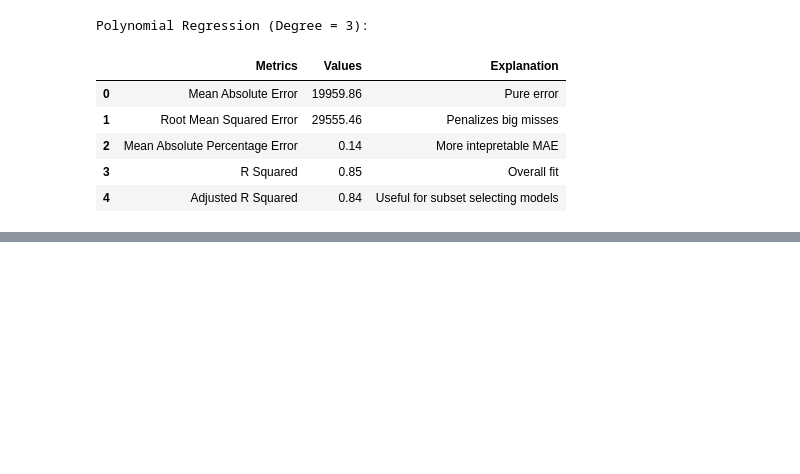
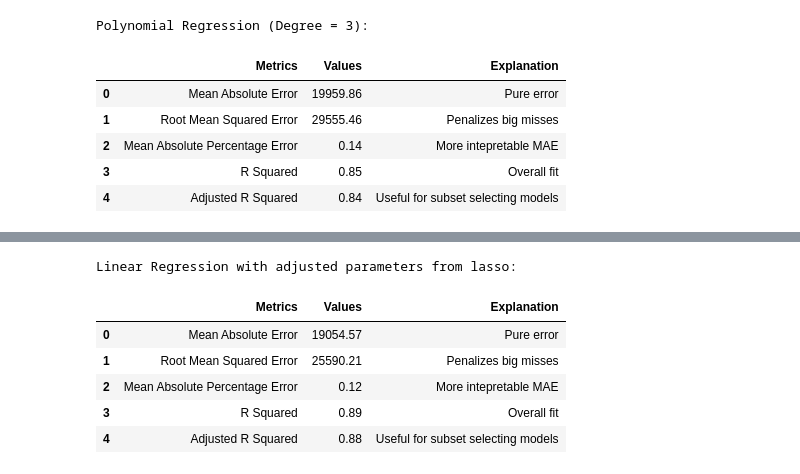
Before and after one commit to NickMcKenna05/CS434HousingProject, a Jupyter notebook: CS434ProjectModels.ipynb, the cells around one changed output, grey strips where cells are left out. Cells and saved outputs as stored; diff of their text form; code cells hidden in the pictures; blank space fills up the shorter version.

```diff
--- a/CS434ProjectModels.ipynb
+++ b/CS434ProjectModels.ipynb
@@ -217,0 +346,27 @@ Polynomial Regression (Degree = 3):
+# %%
+x_lasso = x.drop(columns=["LotShape", "LandSlope", "YearBuilt", "YearRemodAdd", "Electrical", "BsmtFullBath", "FullBath", "HasPool"])
+
+x_train_lasso, x_test_lasso, y_train_lasso, y_test_lasso = train_test_split(x_lasso, y, random_state=434)
+sc = StandardScaler()
+x_test_lasso = sc.fit_transform(x_test_lasso)
+x_train_lasso = sc.fit_transform(x_train_lasso)
+# %%
+model = LinearRegression()
+model.fit(x_train_lasso, y_train_lasso)
+y_pred_lasso = model.predict(x_test_lasso)
+mae = mean_absolute_error(y_test_lasso, y_pred_lasso)
+mape = mean_absolute_percentage_error(y_test_lasso, y_pred_lasso)
+rmse = np.sqrt(mean_squared_error(y_test_lasso, y_pred_lasso))
+r2 = r2_score(y_test_lasso, y_pred_lasso)
+
+metrics = create_metrics(mae, rmse, mape, r2)
+print("Linear Regression with adjusted parameters from lasso:")
+metrics.head()
+# %% [output]
+Linear Regression with adjusted parameters from lasso:
+|  | Metrics | Values | Explanation |
+| 0 | Mean Absolute Error | 19054.57 | Pure error |
+| 1 | Root Mean Squared Error | 25590.21 | Penalizes big misses |
+| 2 | Mean Absolute Percentage Error | 0.12 | More intepretable MAE |
+| 3 | R Squared | 0.89 | Overall fit |
+| 4 | Adjusted R Squared | 0.88 | Useful for subset selecting models |
```
Also changed, not shown: parts of 7 cells of this notebook.
